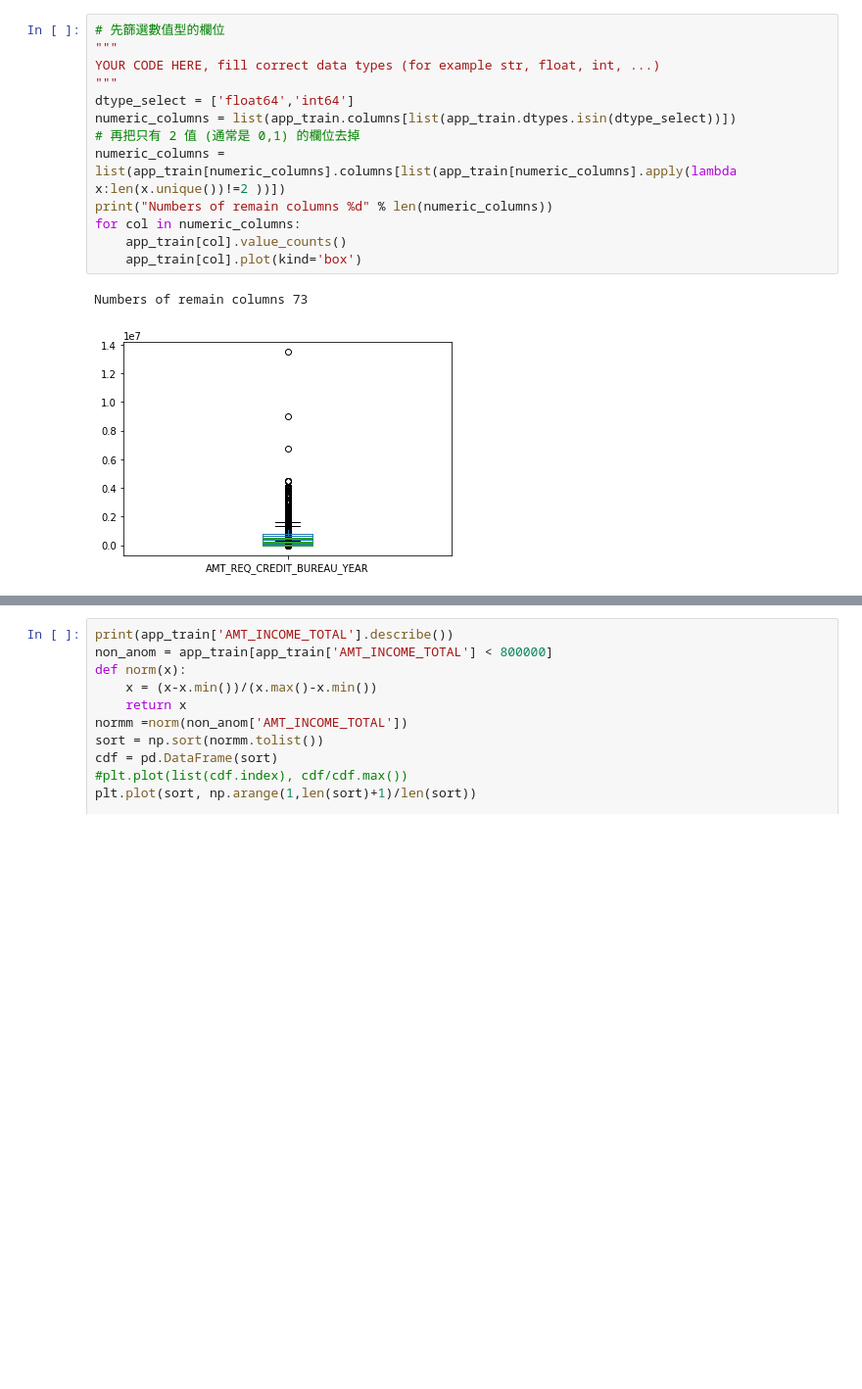
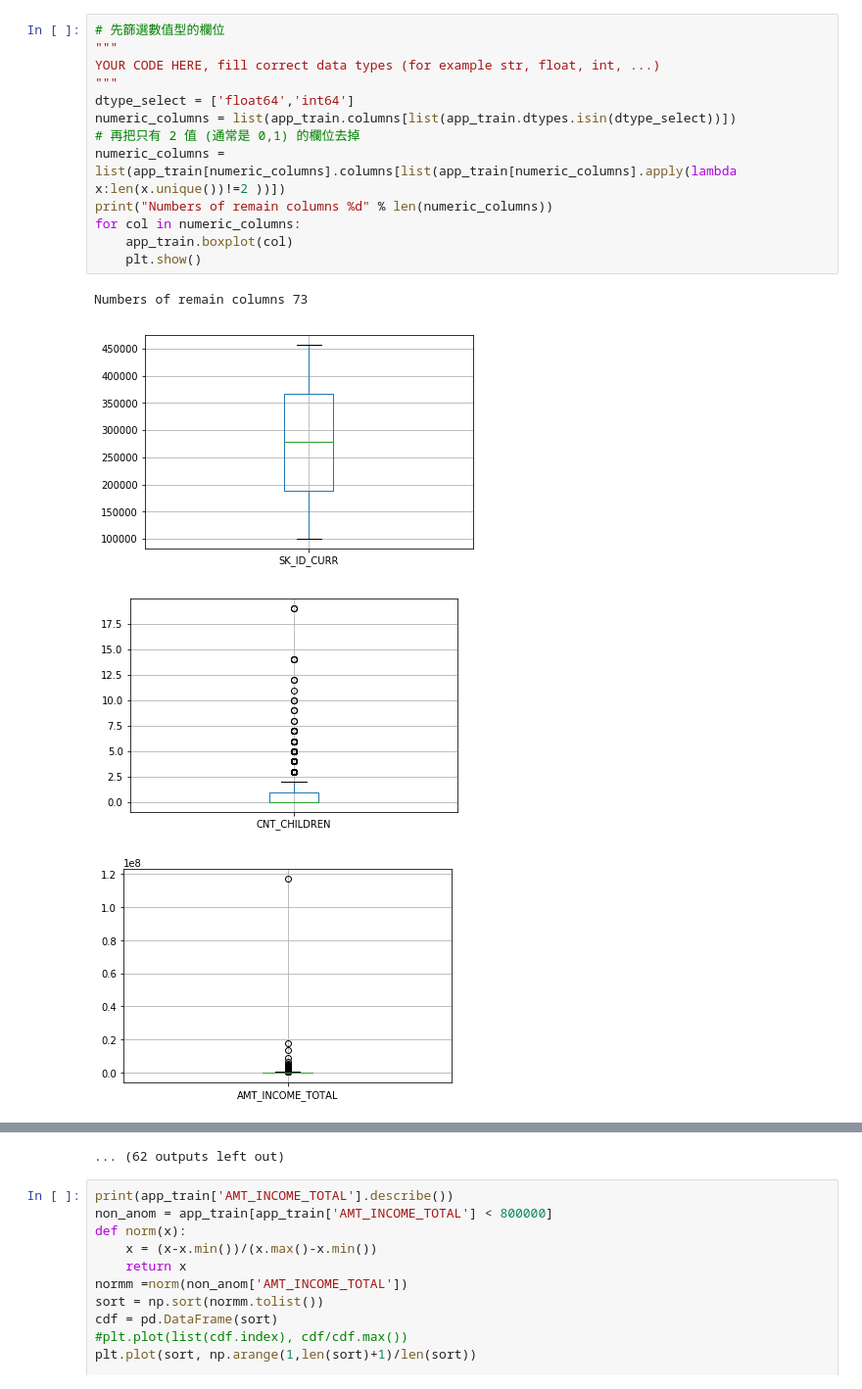
Before and after one commit to WillBaaT/2nd-ML100Days, a Jupyter notebook: homework/Day_006_HW.ipynb, the cells around one changed output, grey strips where cells are left out. Shown at 98% size. Drawn from its saved outputs; the diff is of its cells as text; blank space fills up the shorter version.

```diff
--- a/homework/Day_006_HW.ipynb
+++ b/homework/Day_006_HW.ipynb
@@ -21,16 +26,18 @@ Path of read in data: ./data/samples/Part01/application_train.csv
 # %%
 # 先篩選數值型的欄位
 """
 YOUR CODE HERE, fill correct data types (for example str, float, int, ...)
 """
 dtype_select = ['float64','int64']
 numeric_columns = list(app_train.columns[list(app_train.dtypes.isin(dtype_select))])
 # 再把只有 2 值 (通常是 0,1) 的欄位去掉
 numeric_columns = list(app_train[numeric_columns].columns[list(app_train[numeric_columns].apply(lambda x:len(x.unique())!=2 ))])
 print("Numbers of remain columns %d" % len(numeric_columns))
 for col in numeric_columns:
-    app_train[col].value_counts()
-    app_train[col].plot(kind='box')
+    app_train.boxplot(col)
+    plt.show()
 # %% [output]
 Numbers of remain columns 73
-[figure, old version]
+[figure, new version]
+[figure, added]
+[figure, added]
@@ -37,3 +52,4 @@ Numbers of remain columns 73
+... (62 outputs left out)
 # %%
 print(app_train['AMT_INCOME_TOTAL'].describe())
 non_anom = app_train[app_train['AMT_INCOME_TOTAL'] < 800000]
```
Also changed, not shown: parts of 2 cells of this notebook.
